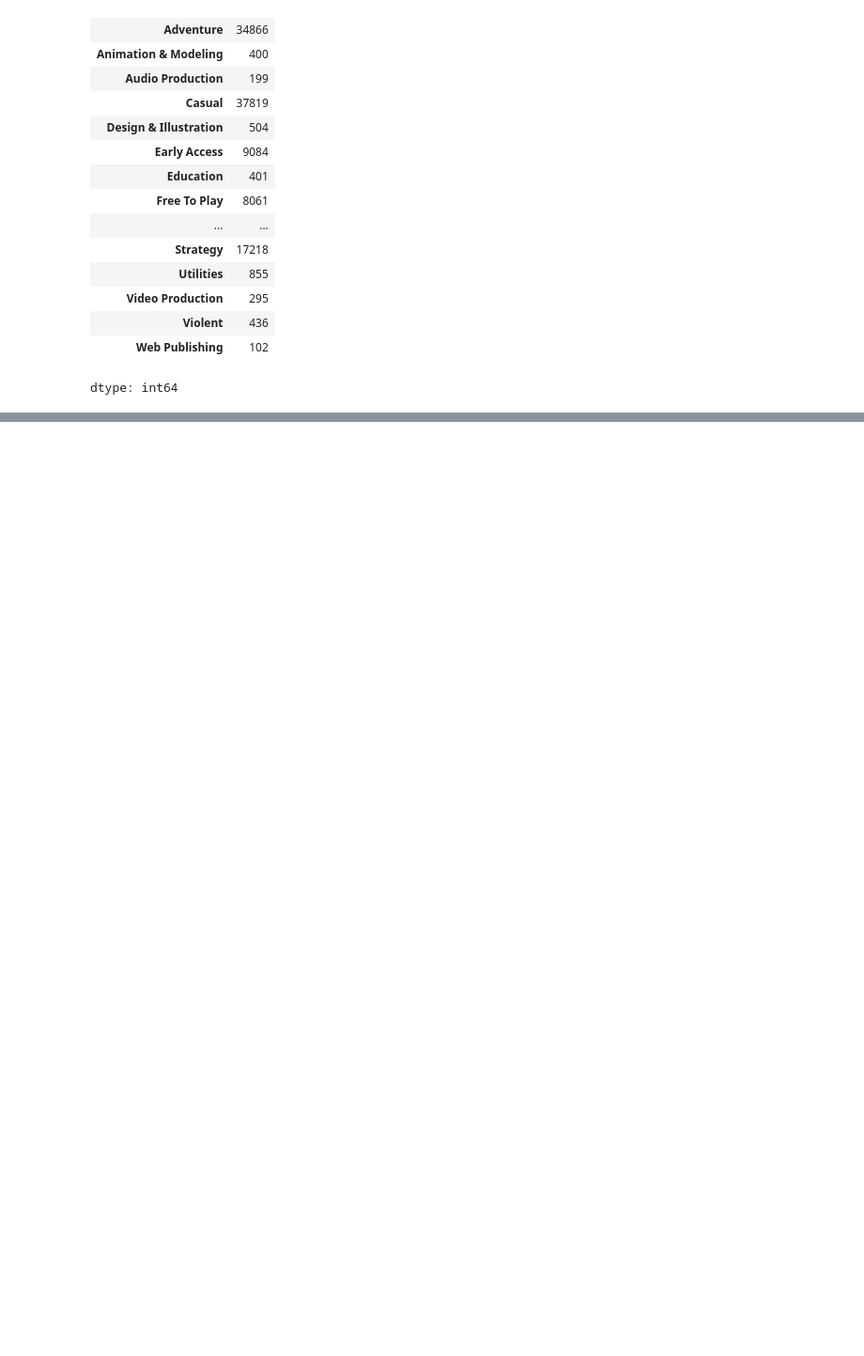
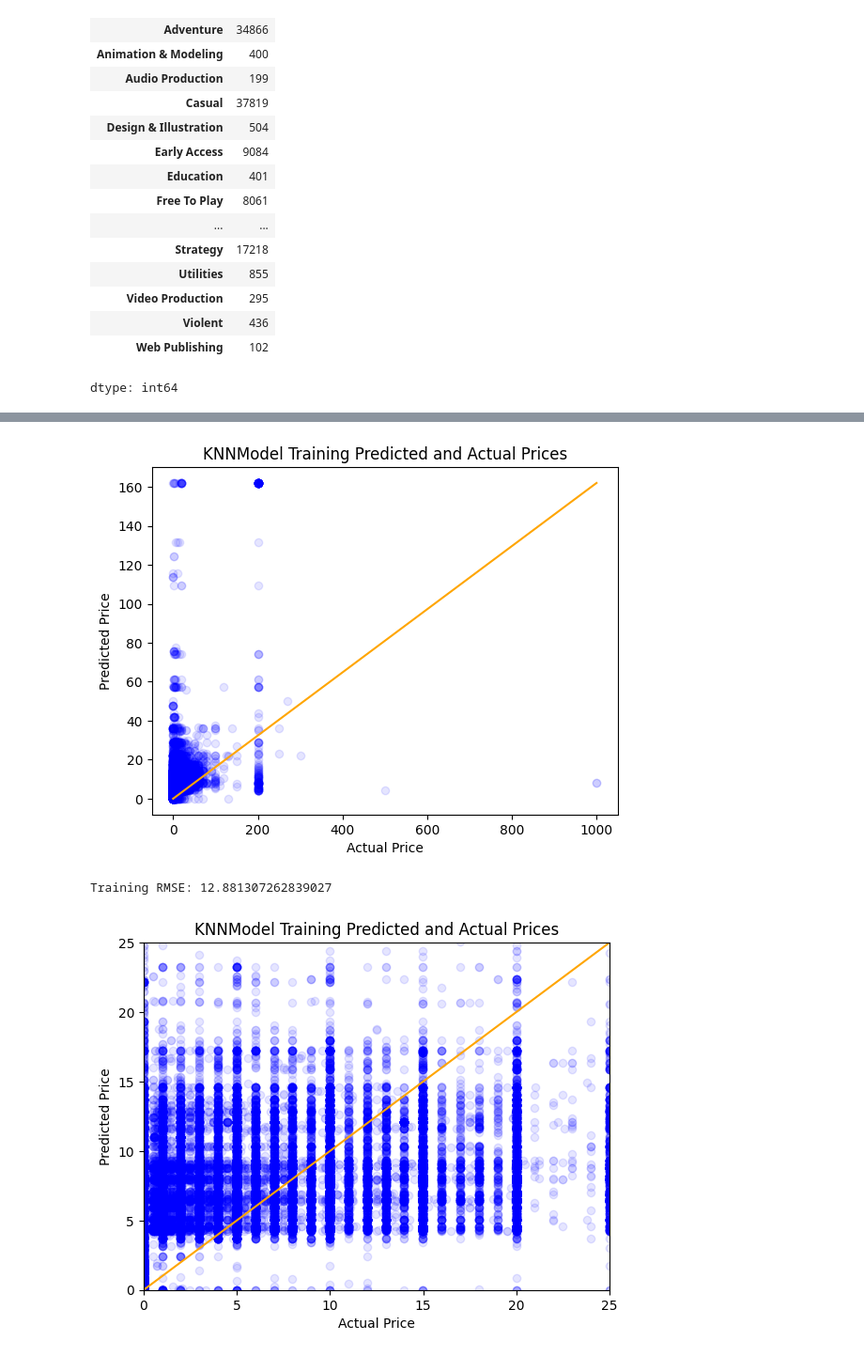
Before and after one commit to adamledet/itds-project-2025, a Jupyter notebook: Data_Science_Project.ipynb, the cells around one changed output, grey strips where cells are left out. Shown at 94% size. Saved outputs shown, nothing was run; the diff lists cells and outputs as text; code cells hidden in the pictures; blank space fills up the shorter version.

```diff
--- a/Data_Science_Project.ipynb
+++ b/Data_Science_Project.ipynb
@@ -746,0 +361,18 @@ To-Do for Milestone 3:
+# %%
+k=25# Through testing, a K of 25 proved to be a good result (or really anything above ~20)
+rmse_list_train = []
+rmse_list_test = []
+
+# Train Model at given k
+model = KNeighborsRegressor(n_neighbors=k)
+model.fit(trainData,trainLabel)
+
+# Get training data prediction
+trainPredLabels = model.predict(trainData)
+rmse = root_mean_squared_error(np.array(trainLabel), trainPredLabels)
+rmse_list_train.append(rmse)
+
+# Get test data prediction
+testPredLabels = model.predict(testData)
+rmse = root_mean_squared_error(np.array(testLabel), testPredLabels)
+rmse_list_test.append(rmse)
@@ -746,0 +383,28 @@ To-Do for Milestone 3:
+# %%
+import matplotlib.pyplot as plt
+import numpy as np
+
+plt.scatter(trainLabel,trainPredLabels, color="blue", label="Training", alpha=0.1)
+plt.plot([0,trainLabel.max()],[0,trainPredLabels.max()], color="orange")# Test line to show what the 'correct prediction' should be
+plt.xlabel("Actual Price")
+plt.ylabel("Predicted Price")
+plt.title("KNNModel Training Predicted and Actual Prices")
+#plt.xlim(0, 25)
+#plt.ylim(0, 25)
+plt.show()
+
+print("Training RMSE:",rmse_list_train[0])
+
+cutoffPoint = 25
+plt.scatter(trainLabel,trainPredLabels, color="blue", label="Training", alpha=0.1)
+plt.plot([0,cutoffPoint],[0,cutoffPoint], color="orange")# Test line to show what the 'correct prediction' should be
+plt.xlabel("Actual Price")
+plt.ylabel("Predicted Price")
+plt.title("KNNModel Training Predicted and Actual Prices")
+plt.xlim(0, cutoffPoint)
+plt.ylim(0, cutoffPoint)
+plt.show()
+# %% [output]
+[figure, added]
+Training RMSE: 12.881307262839027
+[figure, added]
```
Also changed, not shown: parts of 59 cells of this notebook, 1 other file.
